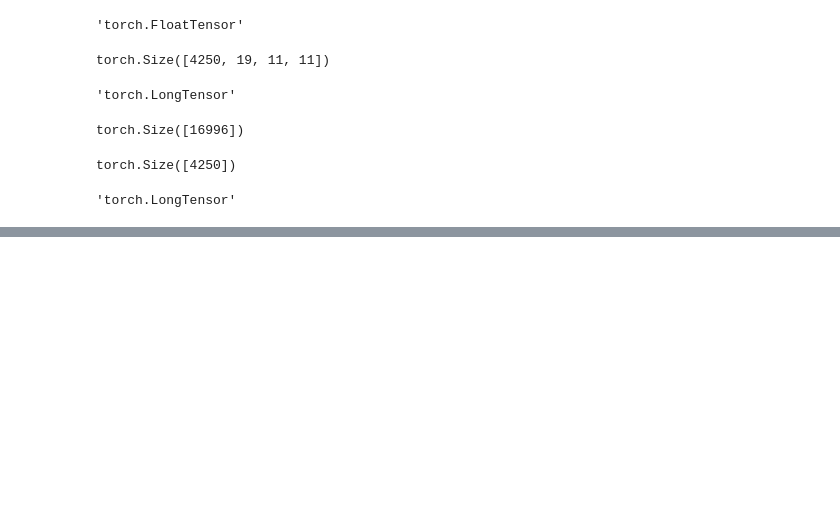
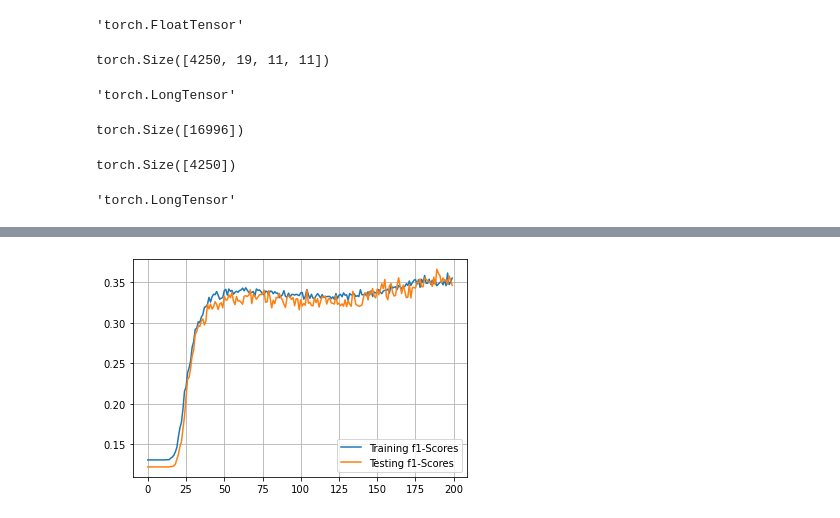
Before and after one commit to SahanHerath/Research-Football-Prediction, a Jupyter notebook: PlayerDetailsPrediction.ipynb, the cells around one changed output, grey strips where cells are left out. Saved outputs shown, nothing was run; the diff lists cells and outputs as text; code cells hidden in the pictures; blank space fills up the shorter version.

```diff
--- a/PlayerDetailsPrediction.ipynb
+++ b/PlayerDetailsPrediction.ipynb
@@ -959,3 +976,10 @@ Epoch: 199/200   Training loss: 0.1129   Testing loss: 4.7392   Train accuracy:
+# %%
+plt.plot(train_f1_scores, label='Training f1-Scores')
+plt.plot(test_f1_scores, label='Testing f1-Scores')
+plt.legend()
+plt.grid()
+# %% [output]
+[figure, added]
 # %%
 plt.plot(train_loss, label='Training loss')
 plt.plot(val_loss, label='Test loss')
```
Also changed, not shown: parts of 11 cells of this notebook, 7 other files.
